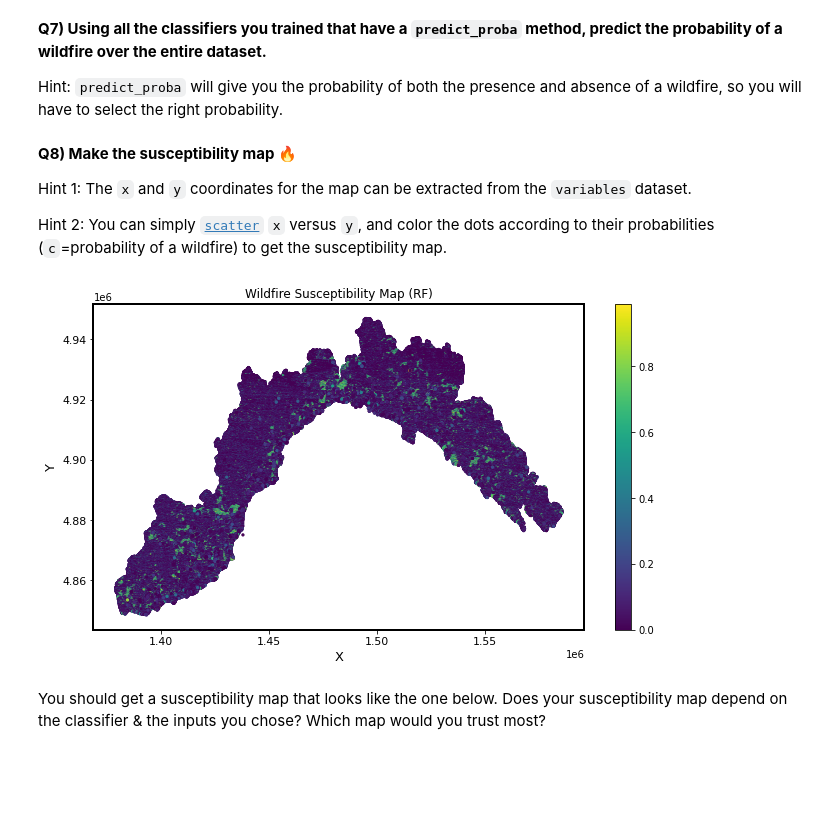
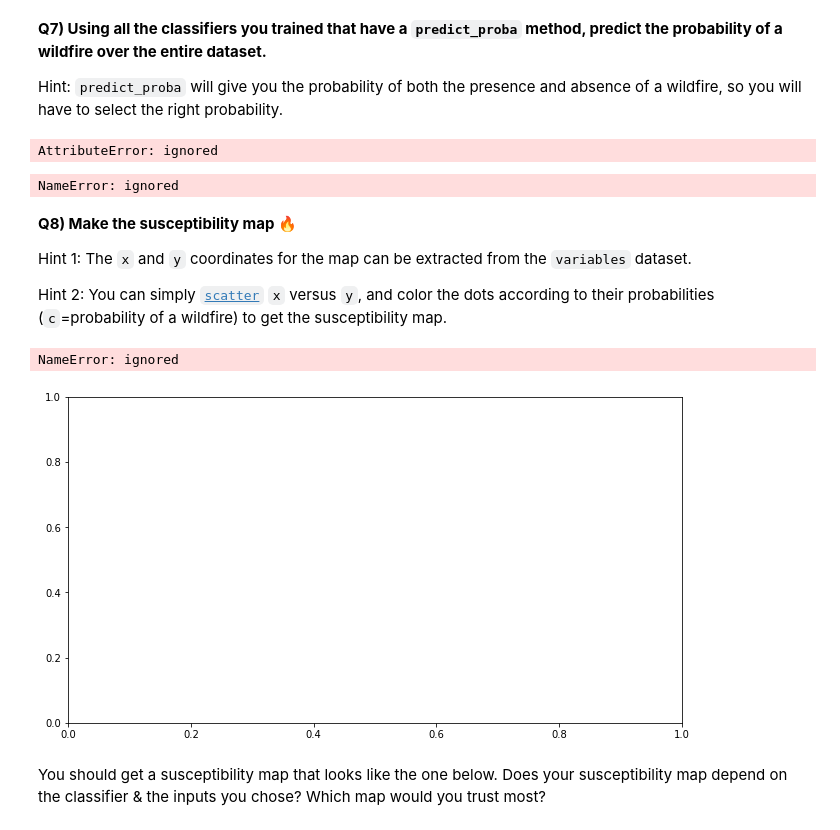
Before and after one commit to Kriegtho/2022_ML_EES, a Jupyter notebook: Labs/S2_4_Wildfire_Risk_Italy.ipynb, the cells around one changed output. Saved outputs shown, nothing was run; the diff lists cells and outputs as text; code cells hidden in the pictures; blank space fills up the shorter version.

```diff
--- a/Labs/S2_4_Wildfire_Risk_Italy.ipynb
+++ b/Labs/S2_4_Wildfire_Risk_Italy.ipynb
@@ -590,12 +595,16 @@ Hint: `predict_proba` will give you the probability of both the presence and abs
 #####################################################################################################################
 # 1. Predict the probability of a wildfire or not on the *entire* dataset
 #####################################################################################################################
-predprob_rf = rfc.________(_______) # Use .predict_proba in the 'rfc' classifier to process the entire dataset
+predprob_rf = rfc.predict_proba() # Use .predict_proba in the 'rfc' classifier to process the entire dataset
+# %% [output]
+AttributeError: ignored
 # %%
 #####################################################################################################################
 # 2. Extract the probability of a wildfire happening over the entire period of the dataset for each instance
 #####################################################################################################################
-rf_testprob_fire = _______[____] # Hint: predprob_rf shape = [:,2], select the second column
+rf_testprob_fire = predprob_rf[:,2] # Hint: predprob_rf shape = [:,2], select the second column
+# %% [output]
+NameError: ignored
 # %% [markdown]
 **Q8) Make the susceptibility map 🔥**
 
@@ -605,18 +614,19 @@ Hint 2: You can simply [`scatter`](https://matplotlib.org/stable/api/_as_gen/mat
 # %%
 # Scatter ['x'] vs ['y'] columns in the entire dataframe and color the dots with the predicted probability 'rf_testprob_fire'
 # to make the susceptibility map
 
 import matplotlib.pyplot as plt
-fig,ax = plt._______(____,figsize=(6+5,4+2))
-cmploy = ax.scatter(_________,_____________,s=5,c=____________,cmap='viridis')
-plt.colorbar(cmploy,ax=___)
+fig,ax = plt.subplots(1,figsize=(6+5,4+2))
+cmploy = ax.scatter(variables['x'],variables['y'],s=5,c=rf_testprob_fire,cmap='viridis')
+plt.colorbar(cmploy,ax=ax)
 ax.set_title('Wildfire Susceptibility Map (RF)')
 ax.set_ylabel('Y',size=13)
 ax.set_xlabel('X',size=13)
 ax.tick_params(axis='both', which='major', labelsize=11)
 plt.show()
 # %% [output]
+NameError: ignored
-[figure, old version]
+[figure, new version]
 # %% [markdown]
 You should get a susceptibility map that looks like the one below. Does your susceptibility map depend on the classifier & the inputs you chose? Which map would you trust most?
 # %% [markdown]
```
Also changed, not shown: parts of 7 cells of this notebook.
